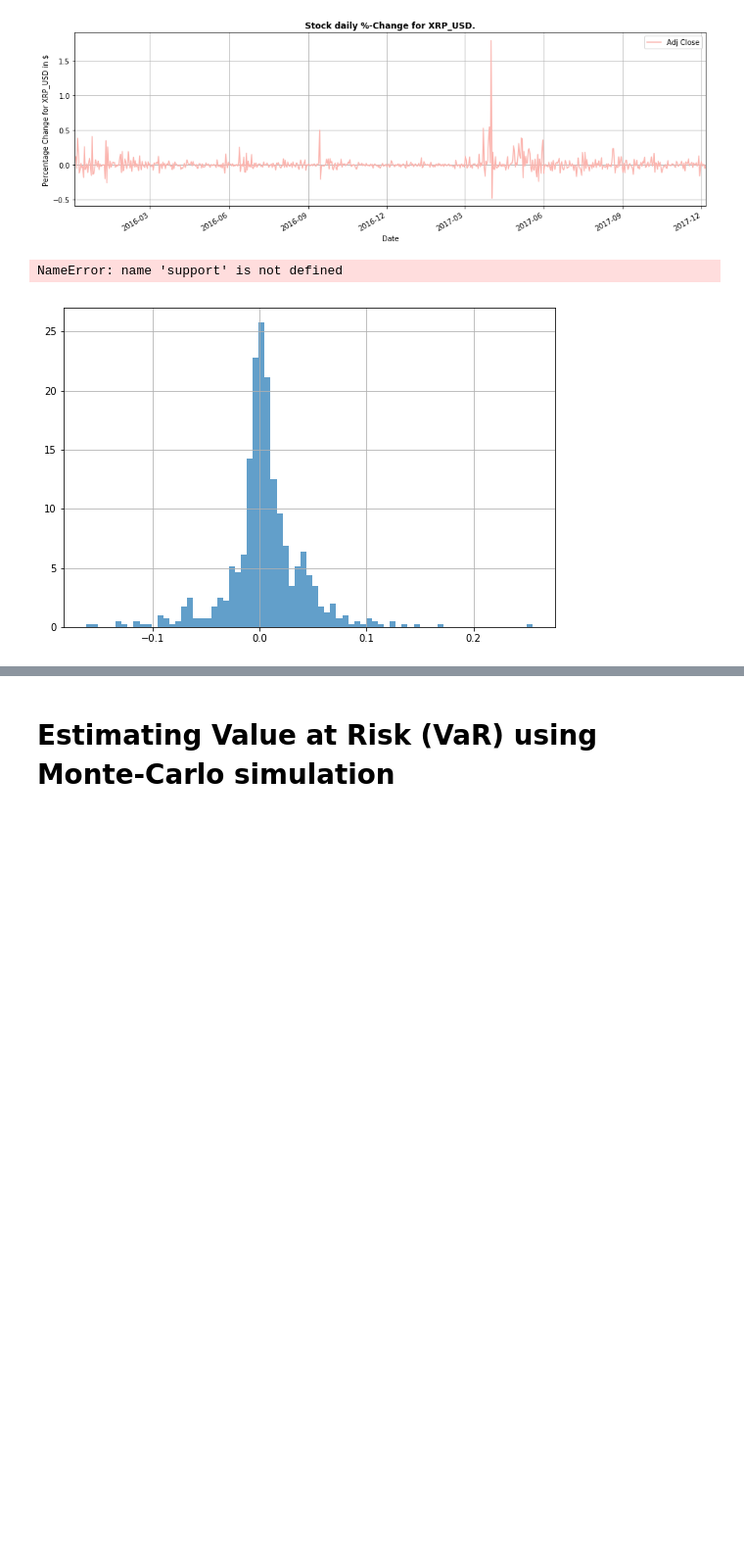
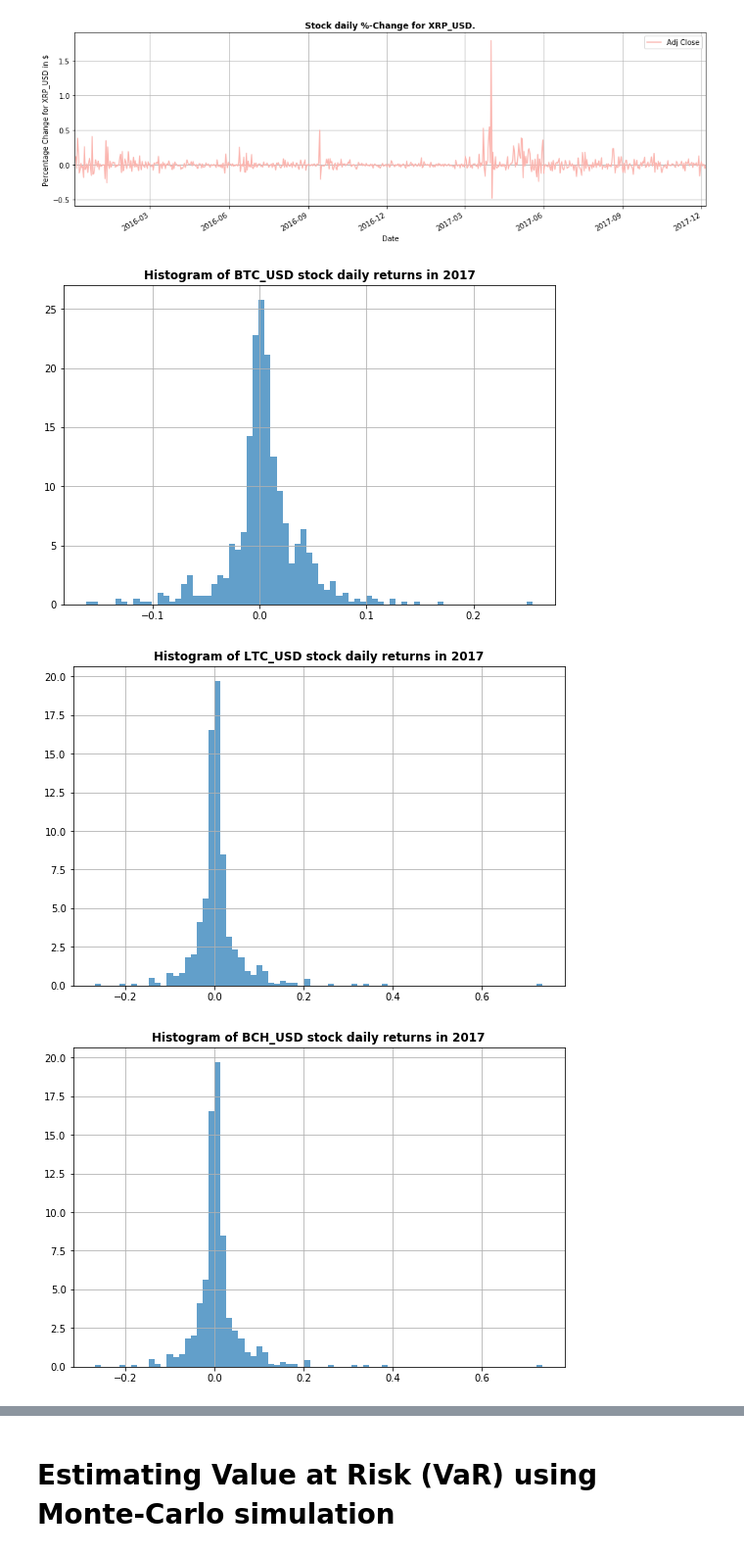
Before and after one commit to Niteeshkanungo/Final-project, a Jupyter notebook: Analysis_Crypto.ipynb, the cells around one changed output, grey strips where cells are left out. Shown at 98% size. Drawn from its saved outputs; the diff is of its cells as text; code cells hidden in the pictures; blank space fills up the shorter version.

Commit message:
Changes to FIleName
asdc

```diff
--- a/Analysis_Crypto.ipynb
+++ b/Analysis_Crypto.ipynb
@@ -104,10 +104,10 @@ for i,j in itertools.zip_longest(Coin_list,Coin_list_str):
 # %%
 for i,j in itertools.zip_longest(Coin_list,Coin_list_str):
     fig = plt.figure()
     i["Adj Close"].pct_change().hist(bins=75, normed=True, histtype='stepfilled', alpha=0.7,figsize=(9,6))
-    plt.plot(support, scipy.stats.t.pdf(support, loc=tmean, scale=tsigma, df=tdf), "g-")
     plt.title(u"Histogram of "+j+" stock daily returns in 2017", weight='bold')
     i["Adj Close"].pct_change().std()
 # %% [output]
-NameError: name 'support' is not defined
-[figure, old version]
+[figure, new version]
+[figure, added]
+[figure, added]
```
Also changed, not shown: parts of 13 cells of this notebook.
